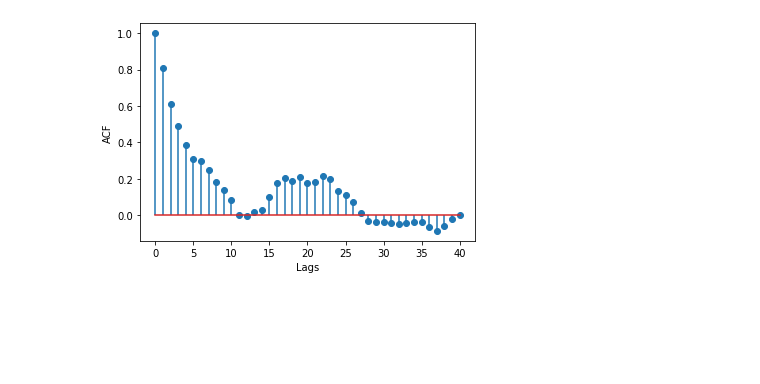
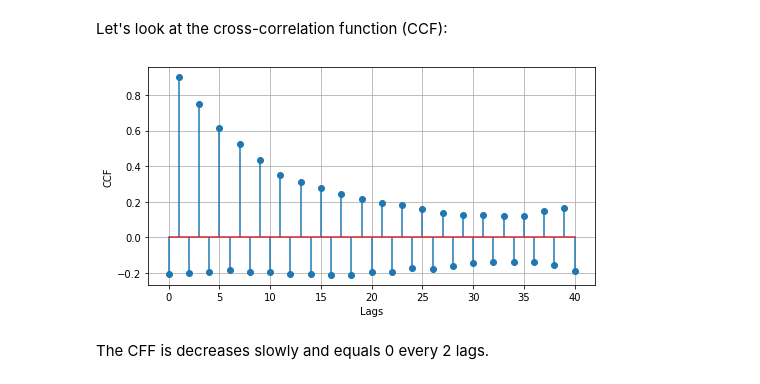
Before and after one commit to philgzl/tundraden, a Jupyter notebook: tsa.ipynb, the cells around one changed output. Saved outputs shown, nothing was run; the diff lists cells and outputs as text; code cells hidden in the pictures; blank space fills up the shorter version.

```diff
--- a/tsa.ipynb
+++ b/tsa.ipynb
@@ -43,0 +140,17 @@ plt.show()
+# %%
+ar = [
+    np.identity(2),
+    np.array([
+        [0, -0.9],
+        [-0.9, 0],
+    ]),
+]
+ma = [
+    np.identity(2),
+]
+n = 500
+X = td.tsa.generate_varma_samples(ar, ma, n)
+plt.figure(figsize=(16,4))
+plt.plot(X)
+plt.grid()
+plt.show()
@@ -44,6 +159,11 @@ plt.show()
+# %% [markdown]
+Let's look at the cross-correlation function (CCF):
 # %%
-plt.figure()
-td.display.acf(x)
+plt.figure(figsize=(8,4))
+td.display.ccf(X[:,0], X[:,1])
+plt.grid()
 plt.show()
 # %% [output]
-[figure, old version]
+[figure, new version]
+# %% [markdown]
+The CFF is decreases slowly and equals 0 every 2 lags.
```
Also changed, not shown: parts of 26 cells of this notebook.
